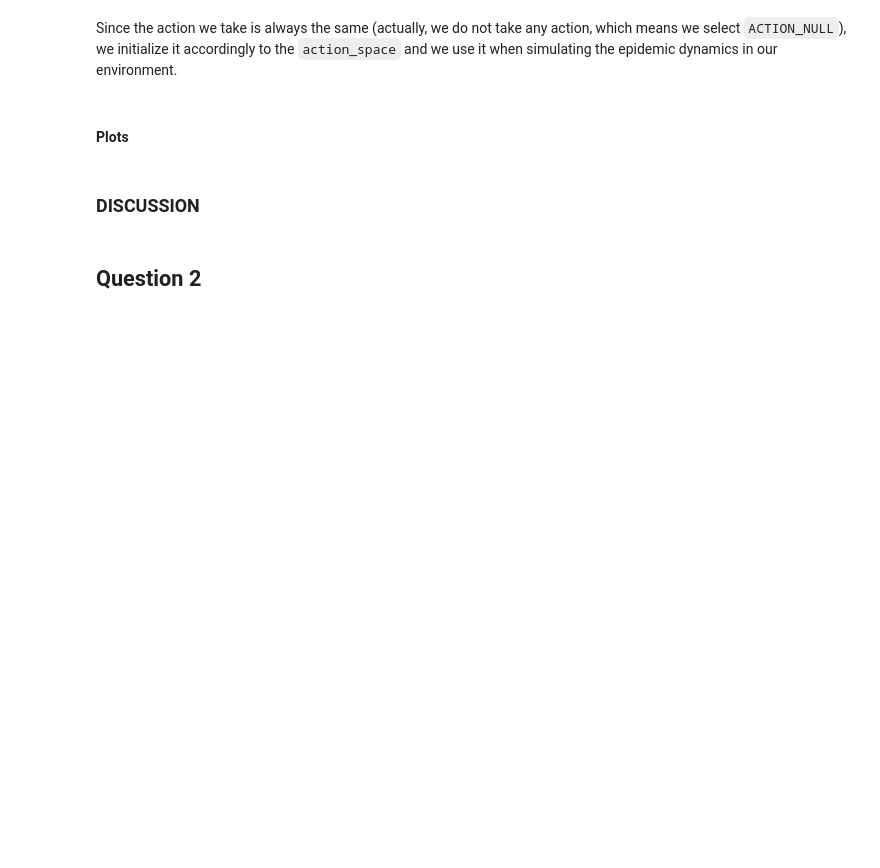
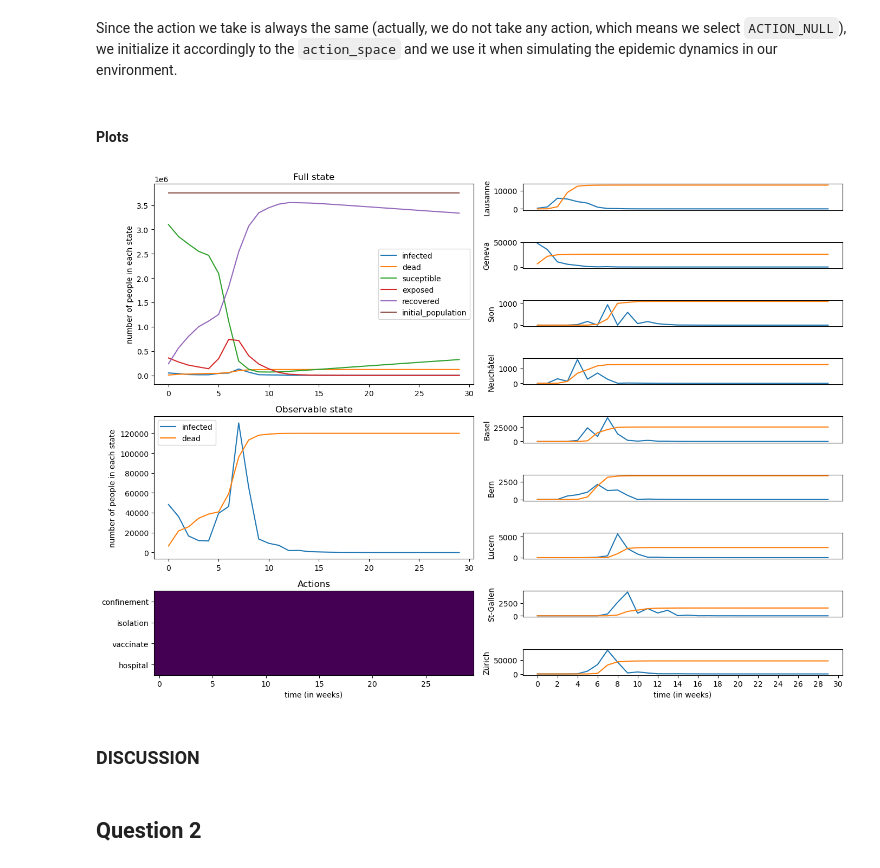
Before and after one commit to RiccardoBrioschi/DQN_Project, a Jupyter notebook: PROJECT DQN .ipynb, the cells around one changed output. Saved outputs shown, nothing was run; the diff lists cells and outputs as text; code cells hidden in the pictures; blank space fills up the shorter version.

Commit message:
plots and helper.py

```diff
--- a/PROJECT DQN .ipynb
+++ b/PROJECT DQN .ipynb
@@ -81,18 +61,23 @@ On the contrary, giving the `observation_reprocessor` as an input argument is es
 env = Env(  dyn, # We pass the dynamical model to the environment
             action_space=None, # Here one could pass an openai gym action space that can then be sampled
             observation_space=None, # Here one could pass an openai gym obs space that can then be sampled
-            action_preprocessor=action_preprocessor
             )
 # %% [markdown]
 Since the action we take is always the same (actually, we do not take any action, which means we select `ACTION_NULL`), we initialize it accordingly to the `action_space` and we use it when simulating the epidemic dynamics in our environment.
 # %%
-action = ACTION_NULL
+ACTION_NULL = { # DO NOTHING
+        'confinement': False,
+        'isolation': False,
+        'hospital': False,
+        'vaccinate': False,
+    }
 # %%
 log = []
+seed = 1
 finished = False
 obs, info = env.reset(seed) # here it is not seeded
 for t in range(30):
-    obs, R, finished, info = env.step(action) # always same actions
+    obs, R, finished, info = env.step(ACTION_NULL) # always same actions
     log.append(info) # save the information dict for logging
     if finished:
         break
@@ -134,3 +91,7 @@ plt.tight_layout()
+# %%
+plot_info(total, cities, actions)
+# %% [output]
+[figure, added]
 # %% [markdown]
 ### DISCUSSION
 # %% [markdown]
```
Also changed, not shown: parts of 61 cells of this notebook, 1 other file.
